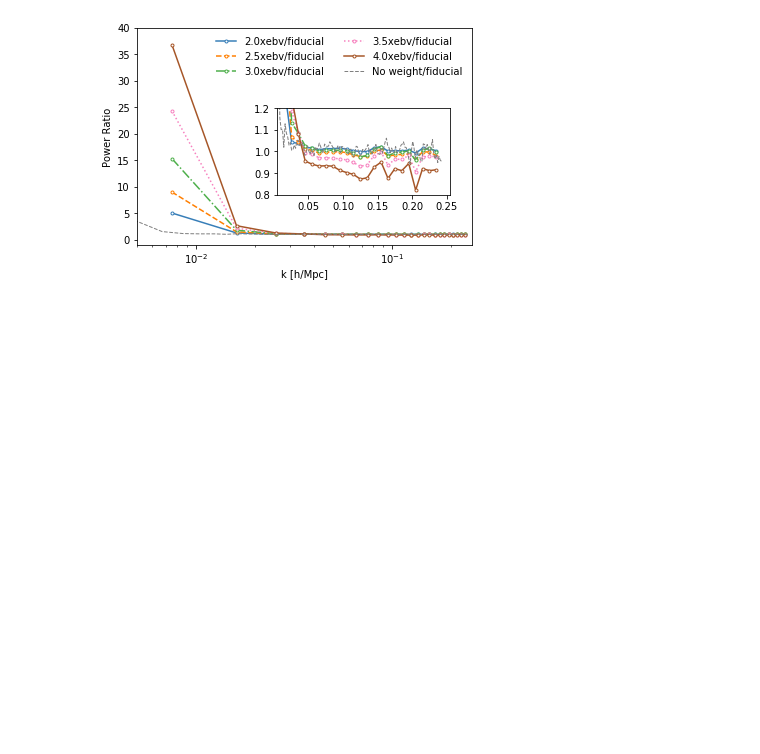
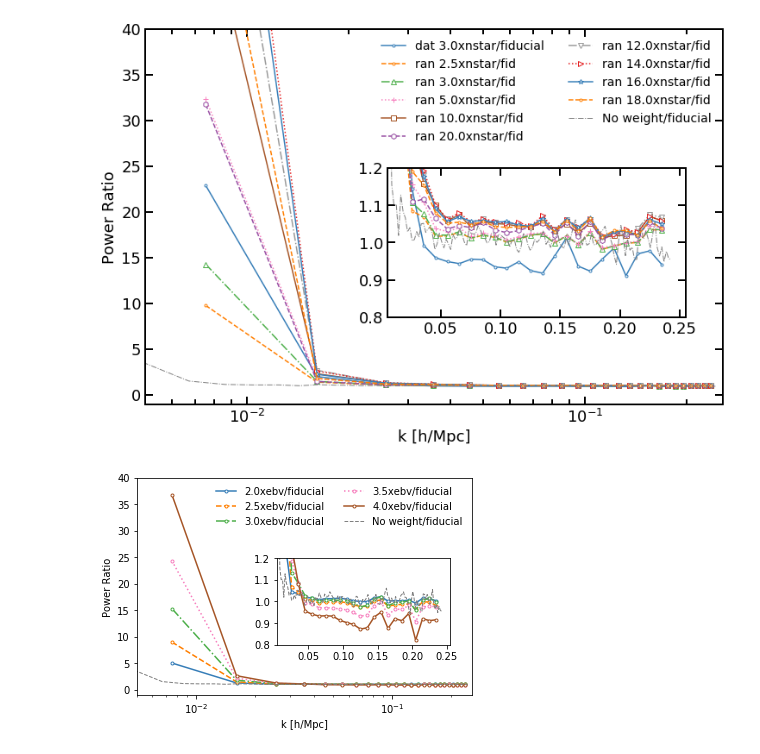
Before and after one commit to mehdirezaie/LSSutils, a Jupyter notebook: notebooks/SysBoosting.ipynb, the cells around one changed output. Drawn from its saved outputs; the diff is of its cells as text; code cells hidden in the pictures; blank space fills up the shorter version.

Commit message:
add scripts, mpi ensemble, sysboosting, sv3 prep

```diff
--- a/notebooks/SysBoosting.ipynb
+++ b/notebooks/SysBoosting.ipynb
@@ -29,0 +36,4 @@ from matplotlib.backends.backend_pdf import PdfPages
+# %%
+pks_r = {}
+pks_files = glob('/home/mehdi/data/eboss/data/v7_2/3.0/catalogs_boosting_ran/eBOSS_QSO_known_*.json')
+pks_files
@@ -30,3 +50,40 @@ from matplotlib.backends.backend_pdf import PdfPages
+# %%
+for pks_i in pks_files:
+    val = pks_i.split('/')[-1].split('_')[4]
+    pks_r[val] = readpk(pks_i)
+# %%
+syst = 'nstar'
+val = 3.0
+
+fg, ax = plt.subplots(figsize=(12, 8))
+ax1 = fg.add_axes([0.45, 0.3, 0.4, 0.3])
+
+ni = f'{val}x{syst}'
+pki = pks[ni]
+
+ax.plot(pki[0], pki[1]/pk0, marker='.', mfc='w', label=f'dat {ni}/fiducial')
+ax1.plot(pki[0], pki[1]/pk0, marker='.', mfc='w')
+
+
+marker = 2*['.', '^', '+', 's', 'h', 'v', '>', '*']
+
+i = 0
+for pks_i,val_i in pks_r.items():
+    ax.plot(val_i[0], val_i[1]/pk0, marker=marker[i], mfc='w', label=f'ran {pks_i}xnstar/fid')
+    ax1.plot(val_i[0], val_i[1]/pk0, marker=marker[i], mfc='w', label=f'ran {pks_i}xnstar/fid')
+    i += 1
+
+ax.plot(k_, pk_n/pk_, color='grey', lw=1, label='No weight/fiducial')
+ax1.plot(k_, pk_n/pk_, color='grey', lw=1, label='No weight/fiducial')
+
+ax.set(xlim=(0.005, 0.255), ylim=(-1, 40.), xscale='log',
+      xlabel='k [h/Mpc]', ylabel='Power Ratio')
+ax.legend(ncol=2, frameon=False, fontsize=14)
+
+ax1.set(ylim=(0.8, 1.2), xlim=(0.005, 0.255))
+fg.savefig('sysboost_nstar.png', dpi=300, bbox_inches='tight')
+# %% [output]
+[figure, added]
 # %%
 pp = PdfPages('syst_boosting.pdf')
 
```
Also changed, not shown: parts of 4 cells of this notebook, 18 other files.
